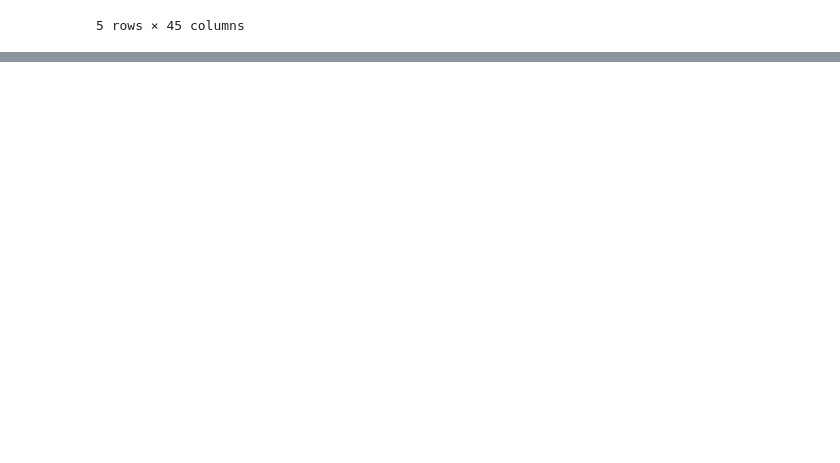
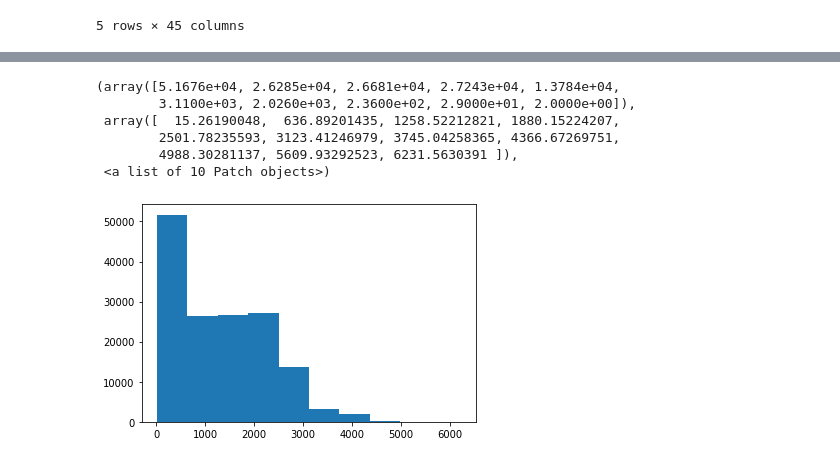
Before and after one commit to sedelmeyer/predicting-crime, a Jupyter notebook: notebooks/022_FEATURES_build_model_features.ipynb, the cells around one changed output, grey strips where cells are left out. Drawn from its saved outputs; the diff is of its cells as text; code cells hidden in the pictures; blank space fills up the shorter version.

Commit message:
features: add college proximity features

```diff
--- a/notebooks/022_FEATURES_build_model_features.ipynb
+++ b/notebooks/022_FEATURES_build_model_features.ipynb
@@ -27,7 +27,7 @@ readfile_property = os.path.join(FEATURES_ROOT, 'property-assessment-features-20
 readfile_weather = os.path.join(FEATURES_ROOT, 'boston-daily-weather-20140101-20190831.csv')
 readfile_streetlights = os.path.join(READDIR_ROOT, 'boston/streetlights.csv')
 # readfile_demographics =
-# readfile_colleges =
+readfile_colleges = os.path.join(FEATURES_ROOT, 'colleges_universities_final.csv')
 # readfile_schools =
 # readfile_violations =
 
@@ -419,0 +422,2 @@ memory usage: 53.0+ MB
+# %%
+df_colleges = pd.read_csv(readfile_colleges)
@@ -419,0 +464,19 @@ memory usage: 53.0+ MB
+# %%
+%%time
+
+# set distance in meters to identify crime proximal to colleges
+threshold = 500
+
+# convert locations to numpy array for calculating distances
+college_locs = df_colleges[['Latitude', 'Longitude']].values
+
+# generate array of calculated distances for all crimes to all colleges
+college_distances = distance(crime_locs[:, None], college_locs)
+
+# identify minimum distances and associated college populations for each crime
+min_idx = np.argmin(college_distances, axis=1)
+min_distances = np.min(college_distances, axis=1)
+min_populations = df_colleges['NumStudent'].values[min_idx]
+
+# create proximity indicator based on threshold distance
+near_college = (min_distances<threshold).astype(int)
@@ -419,0 +524,10 @@ memory usage: 53.0+ MB
+# %%
+plt.hist(min_distances)
+# %% [output]
+(array([5.1676e+04, 2.6285e+04, 2.6681e+04, 2.7243e+04, 1.3784e+04,
+        3.1100e+03, 2.0260e+03, 2.3600e+02, 2.9000e+01, 2.0000e+00]),
+ array([  15.26190048,  636.89201435, 1258.52212821, 1880.15224207,
+        2501.78235593, 3123.41246979, 3745.04258365, 4366.67269751,
+        4988.30281137, 5609.93292523, 6231.5630391 ]),
+ <a list of 10 Patch objects>)
+[figure, added]
```
Also changed, not shown: parts of 12 cells of this notebook.
